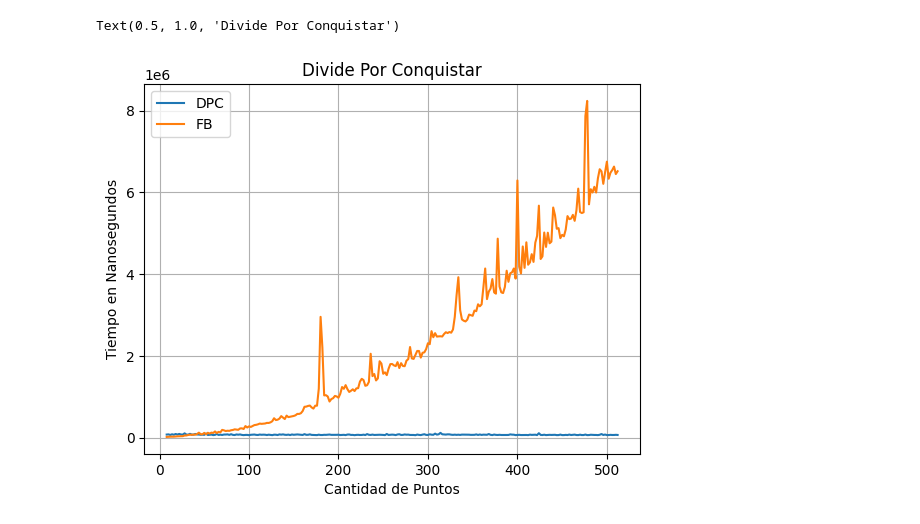
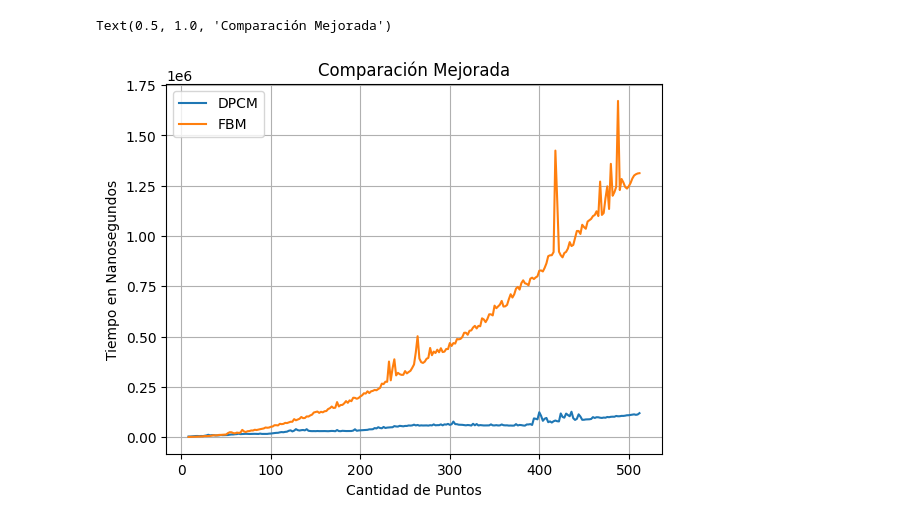
Before and after one commit to LordFedie/TareaAnalisisAlgoritmos, a Jupyter notebook: algo.ipynb, the cells around one changed output. Drawn from its saved outputs; the diff is of its cells as text; code cells hidden in the pictures.

```diff
--- a/algo.ipynb
+++ b/algo.ipynb
@@ -1,17 +1,17 @@
 # %%
 import pandas as pd
 import matplotlib.pyplot as plt
 
-Resultado1 = pd.read_csv("ResultadoDividePorConquistar.csv")
-Resultado2 = pd.read_csv("ResultadoFuerzaBruta.csv")
+Resultado1 = pd.read_csv("ResultadoDividePorConquistarMejorado.csv")
+Resultado2 = pd.read_csv("ResultadoFuerzaBrutaMejorado.csv")
 
 plt.grid()
-plt.plot(Resultado1["n"],Resultado1["t_mean"],label="DPC")
-plt.plot(Resultado2["n"],Resultado2["t_mean"],label="FB")
+plt.plot(Resultado1["n"],Resultado1["t_mean"],label="DPCM")
+plt.plot(Resultado2["n"],Resultado2["t_mean"],label="FBM")
 plt.legend()
 plt.xlabel("Cantidad de Puntos")
 plt.ylabel("Tiempo en Nanosegundos")
-plt.title("Divide Por Conquistar")
+plt.title("Comparación Mejorada")
 # %% [output]
-Text(0.5, 1.0, 'Divide Por Conquistar')
+Text(0.5, 1.0, 'Comparación Mejorada')
-[figure, old version]
+[figure, new version]
```
Also changed, not shown: 2 other files.
